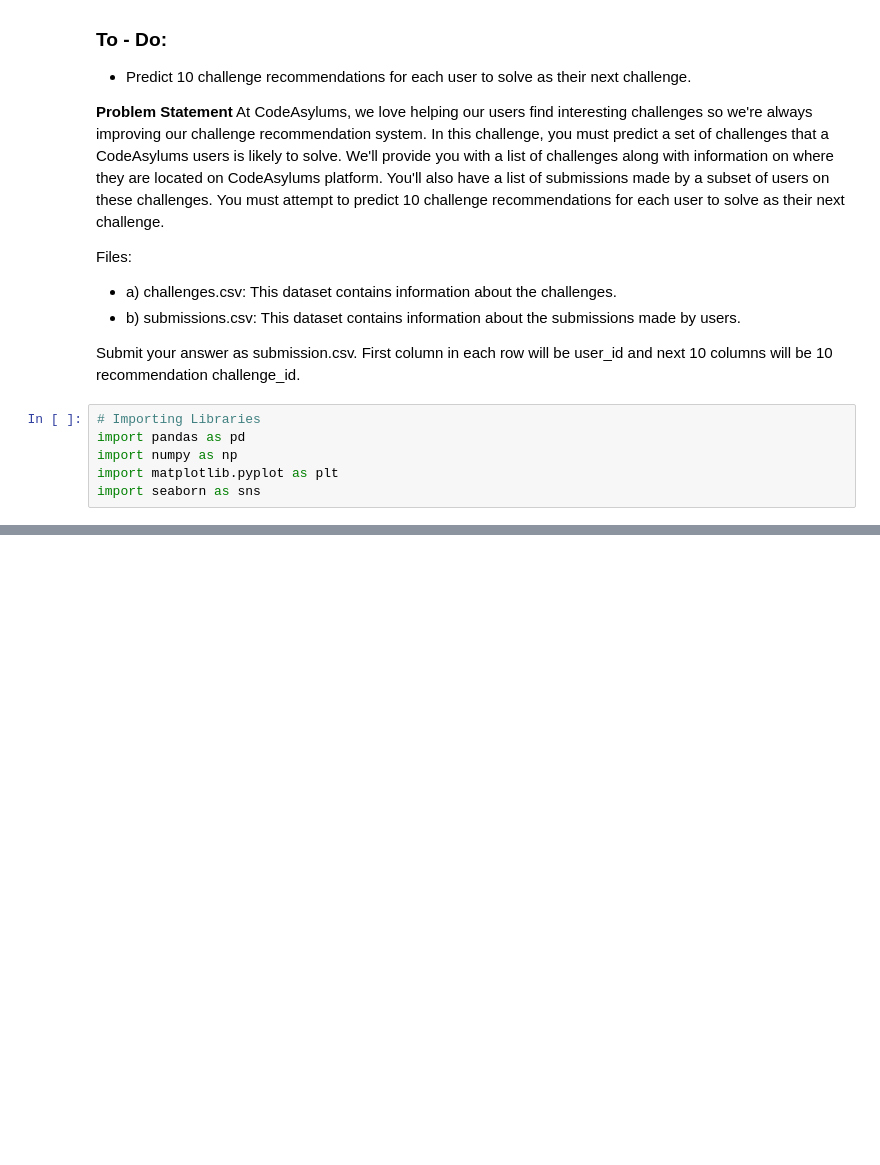
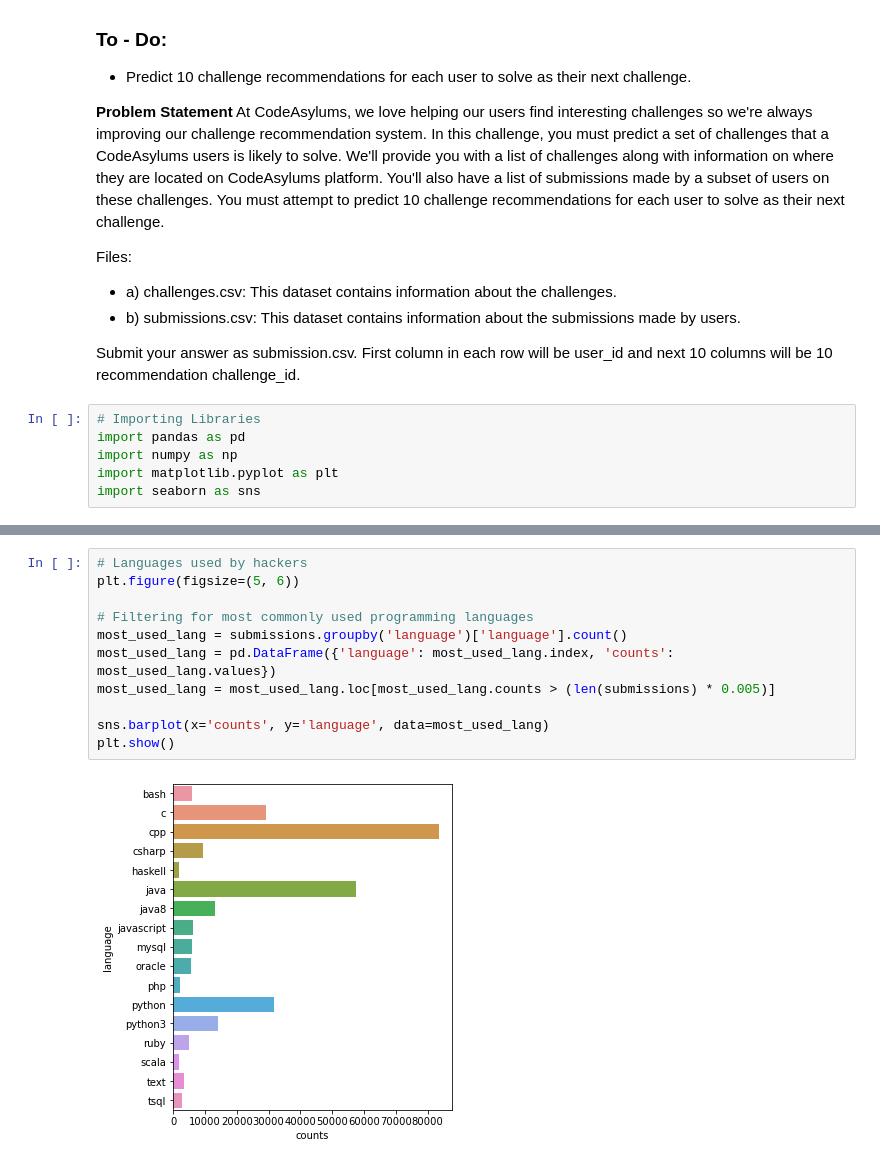
Before and after one commit to loganrane/MachineLearning101, a Jupyter notebook: Projects/RecommendationSystemofChallenges.ipynb, the cells around one changed output, grey strips where cells are left out. Drawn from its saved outputs; the diff is of its cells as text; blank space fills up the shorter version.

```diff
--- a/Projects/RecommendationSystemofChallenges.ipynb
+++ b/Projects/RecommendationSystemofChallenges.ipynb
@@ -51,0 +138,13 @@ submissions.head()
+# %%
+# Languages used by hackers
+plt.figure(figsize=(5, 6))
+
+# Filtering for most commonly used programming languages
+most_used_lang = submissions.groupby('language')['language'].count()
+most_used_lang = pd.DataFrame({'language': most_used_lang.index, 'counts': most_used_lang.values})
+most_used_lang = most_used_lang.loc[most_used_lang.counts > (len(submissions) * 0.005)]
+
+sns.barplot(x='counts', y='language', data=most_used_lang)
+plt.show()
+# %% [output]
+[figure, added]
```
Also changed, not shown: parts of 17 cells of this notebook, 2 other files.
